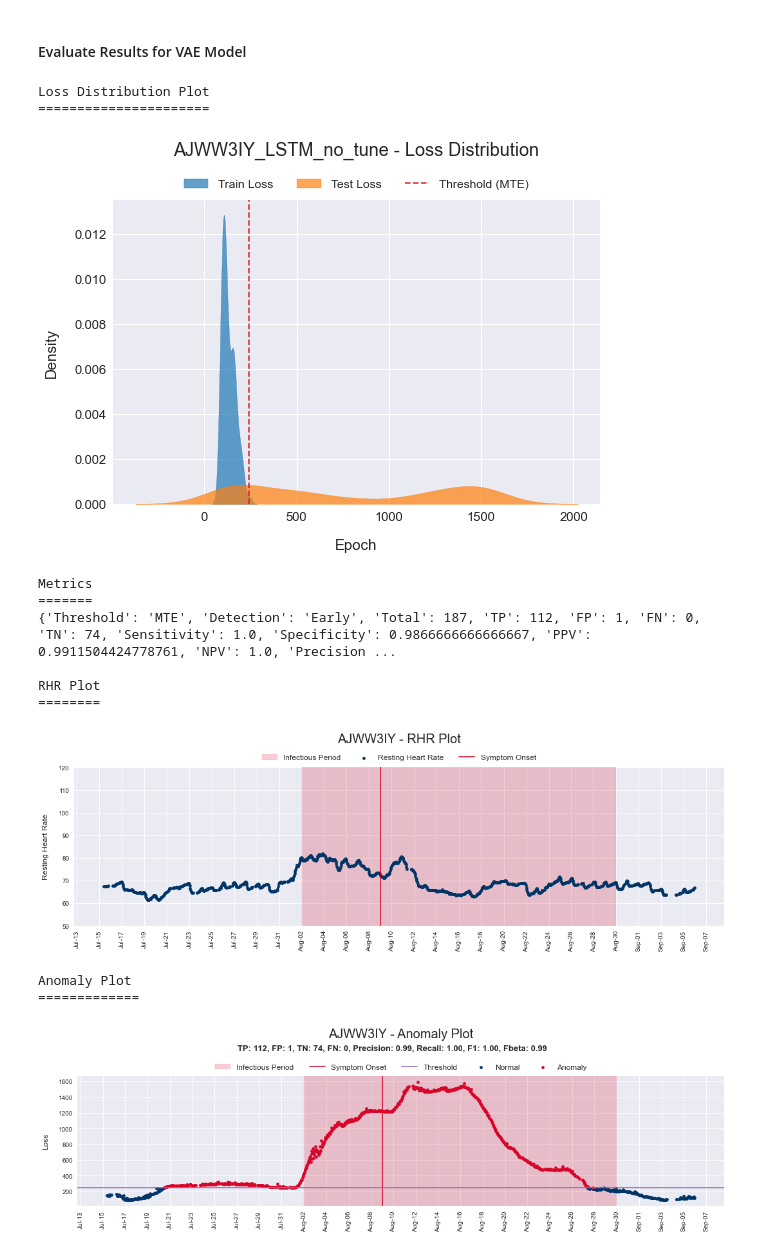
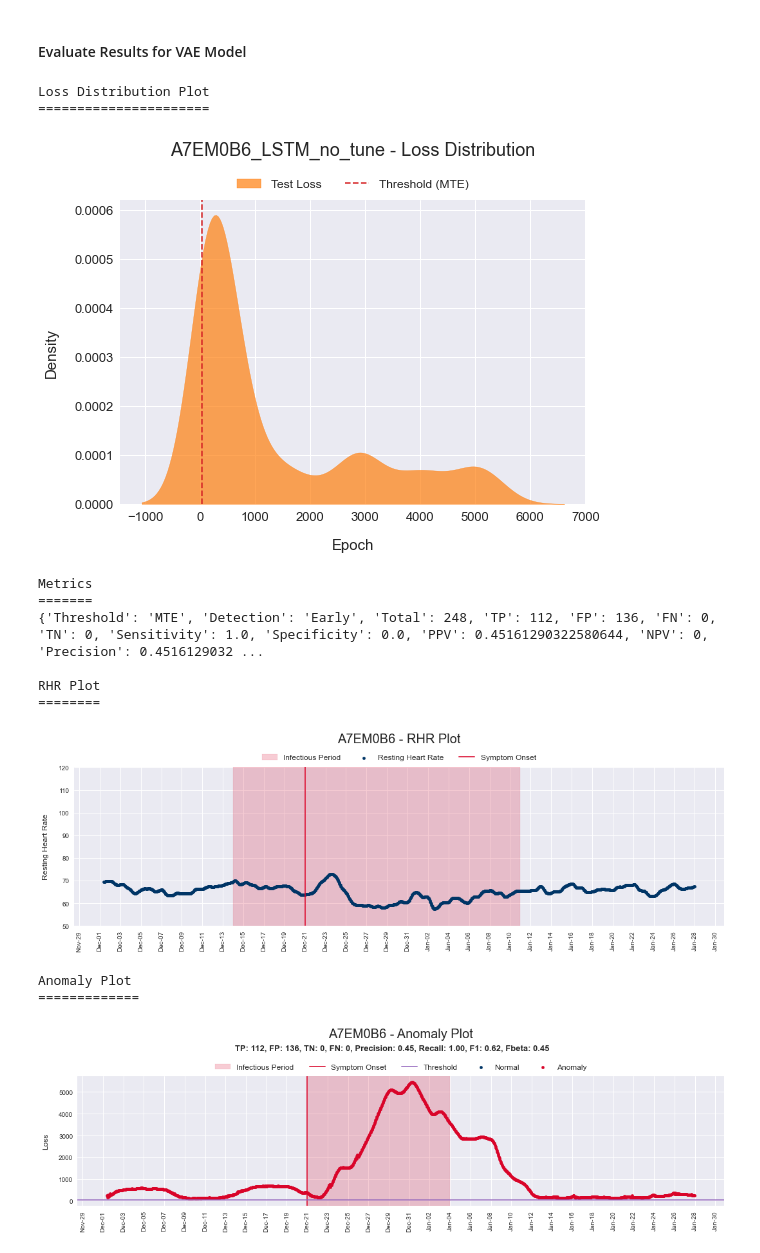
Before and after one commit to farhanfuadabir/PCovNet, a Jupyter notebook: notebooks/3_evaluate_user_TL.ipynb, the cells around one changed output. Drawn from its saved outputs; the diff is of its cells as text; code cells hidden in the pictures.

```diff
--- a/notebooks/3_evaluate_user_TL.ipynb
+++ b/notebooks/3_evaluate_user_TL.ipynb
@@ -125,7 +125,7 @@ config
 # Import & Process Data
 # %%
 # Choose which data index from subject_info to run the experiment on
-idx = 0
+idx = 1
 # for idx in range(len(subject_info)):
 # Prepare data
 data = Data(config=config, data_info=subject_info, index=idx)
@@ -140,13 +140,18 @@ if data.error == True:
     # continue
     print(data.error_message)
     # raise ValueError("Data does not meet experiment criteria!")
+elif data.error_message != "":
+    print(data.error_message)
+    with open(join(config['EXP_DIR'], "log.txt"), 'a', encoding='utf-8') as f:
+        f.write(
+            f"Index {idx}\t {data.id} {'-'*4} Data properties... ! ... {data.error_message}\n")
 else:
     print("Data properties... ✔\n")
     with open(join(config['EXP_DIR'], "log.txt"), 'a', encoding='utf-8') as f:
         f.write(f"Index {idx}\t {data.id} {'-'*4} Data properties... ✔\n")
 
 # Print data info
-# data.print_info()
+data.print_info()
 
 # Export dates
 # pd.DataFrame(data.date_dict, index=[0]).to_csv(
@@ -198,7 +216,7 @@ _________________________________________________________________
 #### Train VAE Model
 # %%
 # Assign checkpoint paths
-tl_vae_ckpt_path = join(os.pardir, "experiment", "transfer_learning_48_8",
+tl_vae_ckpt_path = join(os.pardir, "experiment", "trained_model_healthy_phase1_24_7",
                         "vae_checkpoint", "ckpt")
 vae_ckpt_path = join(
     config['EXP_DIR'], data.id + "_vae_checkpoint", "ckpt")
@@ -218,7 +236,7 @@ checkpoint_callback = ModelCheckpoint(vae_ckpt_path,
 # Load learned weights for VAE
 vae_model.load_weights(tl_vae_ckpt_path)
 
-if config['TRAIN_VAE']:
+if config['TRAIN_VAE'] and len(data.train_dataset_vae) != 0:
     # Train VAE
     vae_history = vae_model.fit(data.train_aug_dataset_vae,
                                 validation_split=config['VAL_SPLIT'],
@@ -240,7 +279,7 @@ if config['TRAIN_VAE']:
 # %% [markdown]
 # Generate Embeddings
 # %%
-if config['TRAIN_LSTM']:
+if config['TRAIN_LSTM'] and len(data.train_dataset_lstm) != 0:
     if not os.path.isfile(join(config['EXP_DIR'], f"{data.id}_embeddings.joblib")):
         # Get embedding dataset
         embed_gen = EmbedGen(config, vae_model,
@@ -293,7 +335,7 @@ _________________________________________________________________
 #### Train LSTM Model
 # %%
 # Assign checkpoint paths
-tl_lstm_ckpt_path = join(os.pardir, "experiment", "transfer_learning_48_8",
+tl_lstm_ckpt_path = join(os.pardir, "experiment", "trained_model_healthy_phase1_24_7",
                          "lstm_checkpoint", "ckpt")
 lstm_ckpt_path = join(
     config['EXP_DIR'], data.id + "_lstm_checkpoint", "ckpt")
@@ -313,7 +355,7 @@ checkpoint_callback = ModelCheckpoint(lstm_ckpt_path,
 # Load learned weights for VAE
 lstm_model.load_weights(tl_lstm_ckpt_path)
 
-if config['TRAIN_LSTM']:
+if config['TRAIN_LSTM'] and len(data.train_dataset_lstm) != 0:
     # Train LSTM
     lstm_history = lstm_model.fit(embed_gen.x_train, embed_gen.y_train,
                                   validation_data=(
@@ -423,48 +487,49 @@ Calculate lstm all loss...
 # %% [markdown]
 #### Evaluate Results for VAE Model
 # %%
-threshold_dict = {
-    'MTE': train_loss.max(),
-    # 'STE': train_loss.mean() + (3 * train_loss.std())
-}
+if len(data.train_dataset_lstm) != 0:
+    threshold_dict = {
+        'MTE': train_loss.max(),
+        # 'STE': train_loss.mean() + (3 * train_loss.std())
+    }
 
-print("\nLoss Distribution Plot")
-print("======================", end="\n")
-plot.loss_dist(config, train_loss, test_loss, threshold_dict, ref=f"{data.id}_LSTM_no_tune",
-               save_plot=True, close_plot=False)
+    print("\nLoss Distribution Plot")
+    print("======================", end="\n")
+    plot.loss_dist(config, train_loss, test_loss, threshold_dict, ref=f"{data.id}_LSTM_no_tune",
+                save_plot=True, close_plot=False)
 
-metrics, loss_df_dict = evaluate_model(config, data, train_loss, test_loss,
-                                       seq_loss, threshold_dict, ref=f"{data.id}_LSTM_no_tune")
-print("\nMetrics")
-print("=======", end="\n")
-print(metrics)
+    metrics, loss_df_dict = evaluate_model(config, data, train_loss, test_loss,
+                                        seq_loss, threshold_dict, ref=f"{data.id}_LSTM_no_tune")
+    print("\nMetrics")
+    print("=======", end="\n")
+    print(metrics)
 
-print("\nRHR Plot")
-print("========", end="\n")
-# Plot RHR wrt infectious period
-plot.rhr_plot(config, loss_df_dict['all'], data.date_dict, title=f"{data.id} - RHR Plot",
-              ref=f"{data.id}_LSTM_no_tune", save_plot=True, close_plot=False)
+    print("\nRHR Plot")
+    print("========", end="\n")
+    # Plot RHR wrt infectious period
+    plot.rhr_plot(config, loss_df_dict['all'], data.date_dict, title=f"{data.id} - RHR Plot",
+                ref=f"{data.id}_LSTM_no_tune", save_plot=True, close_plot=False)
 
-print("\nAnomaly Plot")
-print("=============", end="\n")
-# Plot anomalies
-plot.anomaly_plot(config, loss_df_dict['all'], data.date_dict, threshold_dict['MTE'],
-                  metrics, title=f"{data.id} - Anomaly Plot", ref=f"{data.id}_LSTM_no_tune",
-                  save_plot=True, close_plot=False)
+    print("\nAnomaly Plot")
+    print("=============", end="\n")
+    # Plot anomalies
+    plot.anomaly_plot(config, loss_df_dict['all'], data.date_dict, threshold_dict['MTE'],
+                    metrics, title=f"{data.id} - Anomaly Plot", ref=f"{data.id}_LSTM_no_tune",
+                    save_plot=True, close_plot=False)
 # %% [output]
 Loss Distribution Plot
 ======================
-[figure, old version]
+[figure, new version]
 Metrics
 =======
-{'Threshold': 'MTE', 'Detection': 'Early', 'Total': 187, 'TP': 112, 'FP': 1, 'FN': 0, 'TN': 74, 'Sensitivity': 1.0, 'Specificity': 0.9866666666666667, 'PPV': 0.9911504424778761, 'NPV': 1.0, 'Precision ...
+{'Threshold': 'MTE', 'Detection': 'Early', 'Total': 248, 'TP': 112, 'FP': 136, 'FN': 0, 'TN': 0, 'Sensitivity': 1.0, 'Specificity': 0.0, 'PPV': 0.45161290322580644, 'NPV': 0, 'Precision': 0.4516129032 ...
 
 RHR Plot
 ========
-[figure, old version]
+[figure, new version]
 Anomaly Plot
 =============
-[figure, old version]
+[figure, new version]
 # %%
 def anomaly_plot(config, result_df, date_dict, threshold, metrics, title,
                  ref="", save_plot=False, close_plot=False):
```
Also changed, not shown: parts of 10 cells of this notebook, 9 other files.
